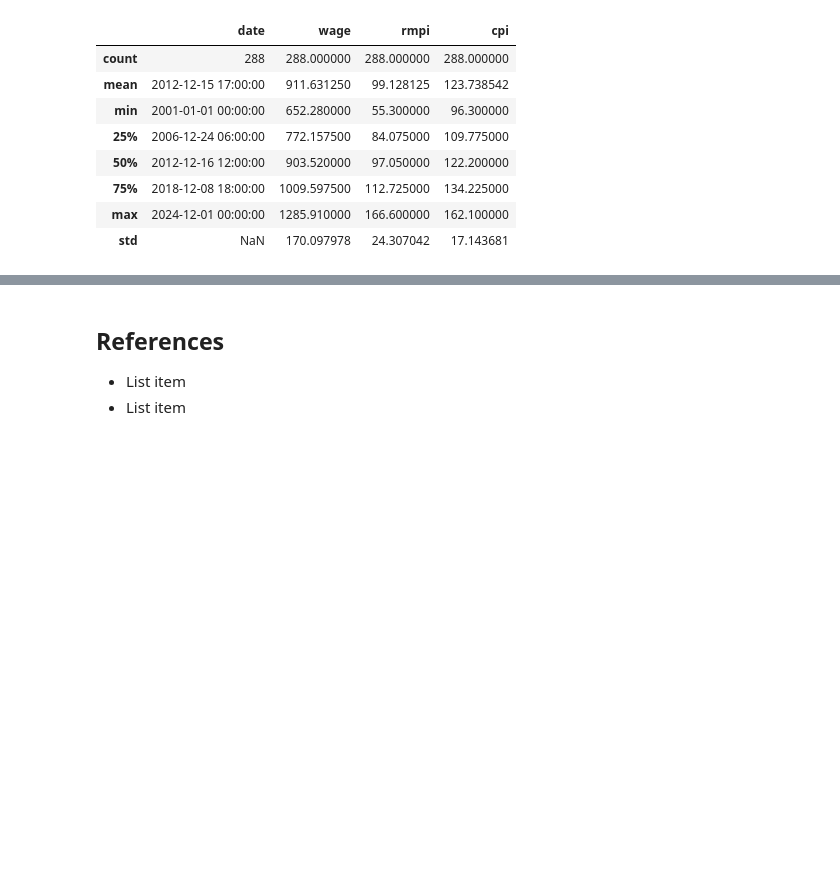
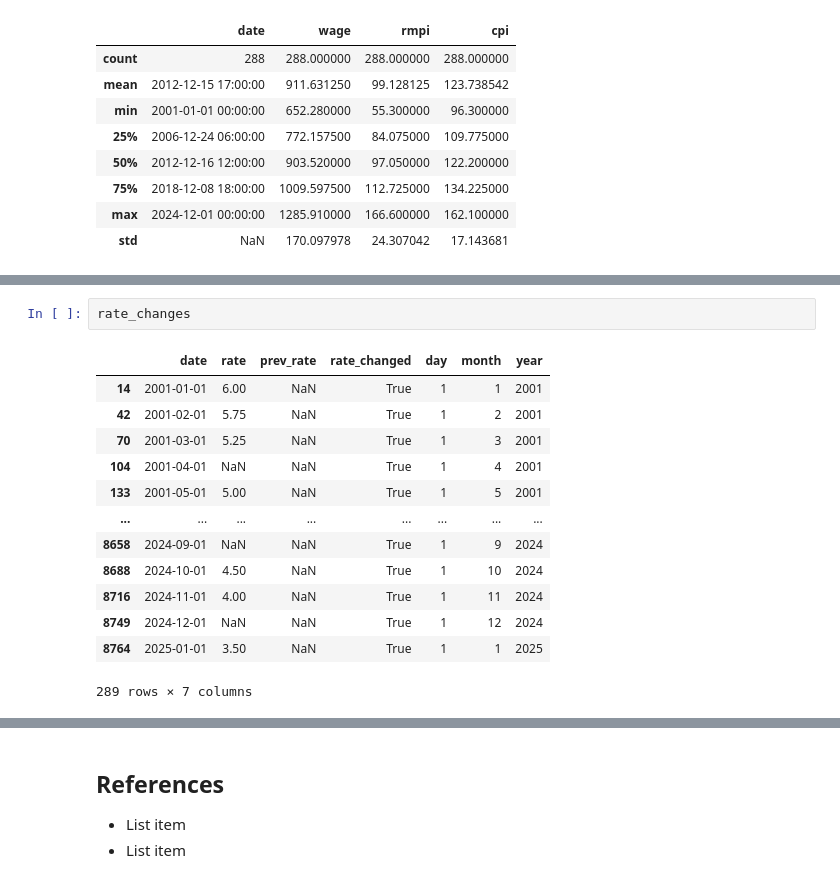
Before and after one commit to FeliciaBergstrom/FleaBusyBeeBergs, a Jupyter notebook: dtsa5506_final_project.ipynb, the cells around one changed output, grey strips where cells are left out. Saved outputs shown, nothing was run; the diff lists cells and outputs as text; blank space fills up the shorter version.

```diff
--- a/dtsa5506_final_project.ipynb
+++ b/dtsa5506_final_project.ipynb
@@ -289,0 +375,16 @@ data.describe()
+# %%
+rate_changes
+# %% [output]
+|  | date | rate | prev_rate | rate_changed | day | month | year |
+| 14 | 2001-01-01 | 6.00 | NaN | True | 1 | 1 | 2001 |
+| 42 | 2001-02-01 | 5.75 | NaN | True | 1 | 2 | 2001 |
+| 70 | 2001-03-01 | 5.25 | NaN | True | 1 | 3 | 2001 |
+| 104 | 2001-04-01 | NaN | NaN | True | 1 | 4 | 2001 |
+| 133 | 2001-05-01 | 5.00 | NaN | True | 1 | 5 | 2001 |
+| ... | ... | ... | ... | ... | ... | ... | ... |
+| 8658 | 2024-09-01 | NaN | NaN | True | 1 | 9 | 2024 |
+| 8688 | 2024-10-01 | 4.50 | NaN | True | 1 | 10 | 2024 |
+| 8716 | 2024-11-01 | 4.00 | NaN | True | 1 | 11 | 2024 |
+| 8749 | 2024-12-01 | NaN | NaN | True | 1 | 12 | 2024 |
+| 8764 | 2025-01-01 | 3.50 | NaN | True | 1 | 1 | 2025 |
+289 rows × 7 columns
```
Also changed, not shown: parts of 5 cells of this notebook.
